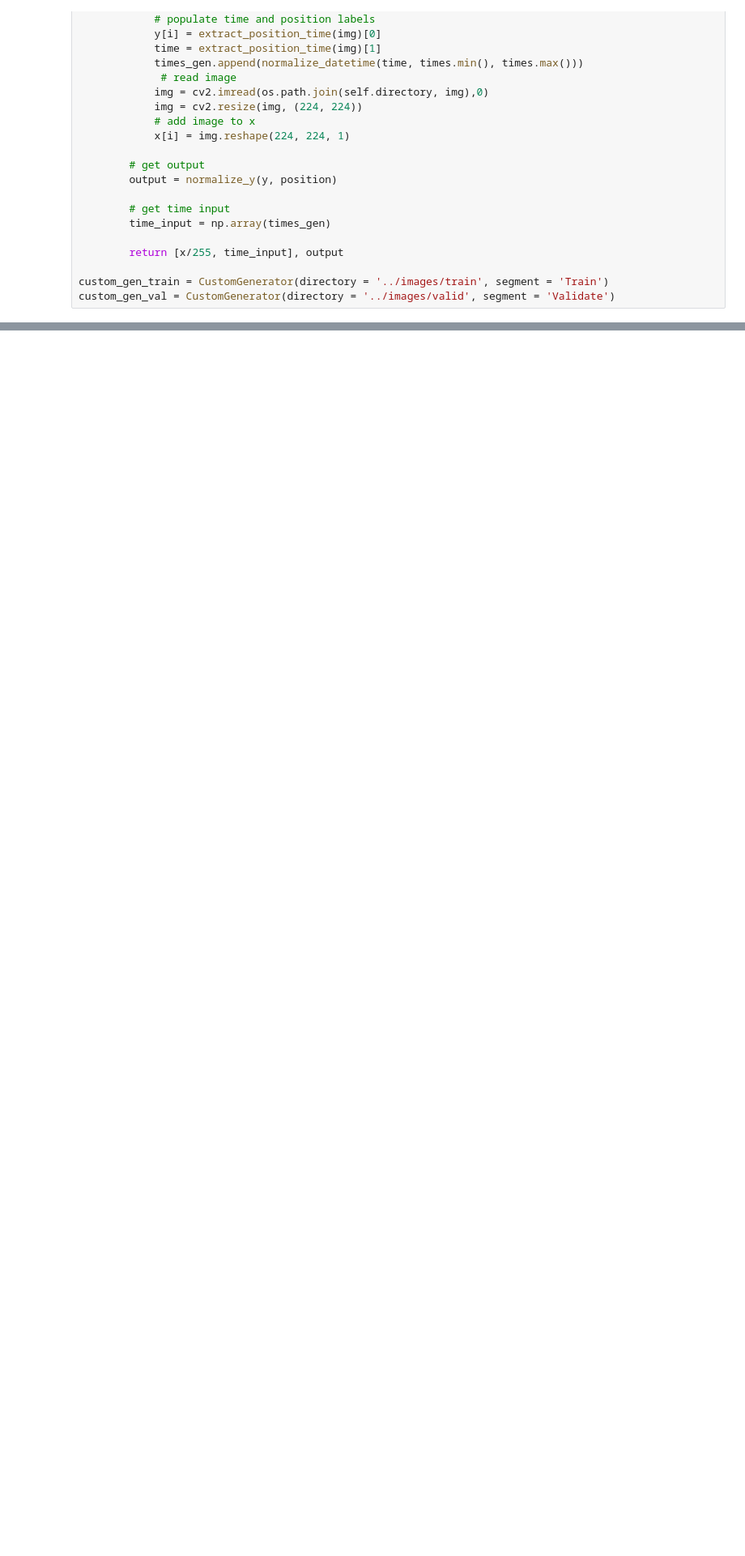
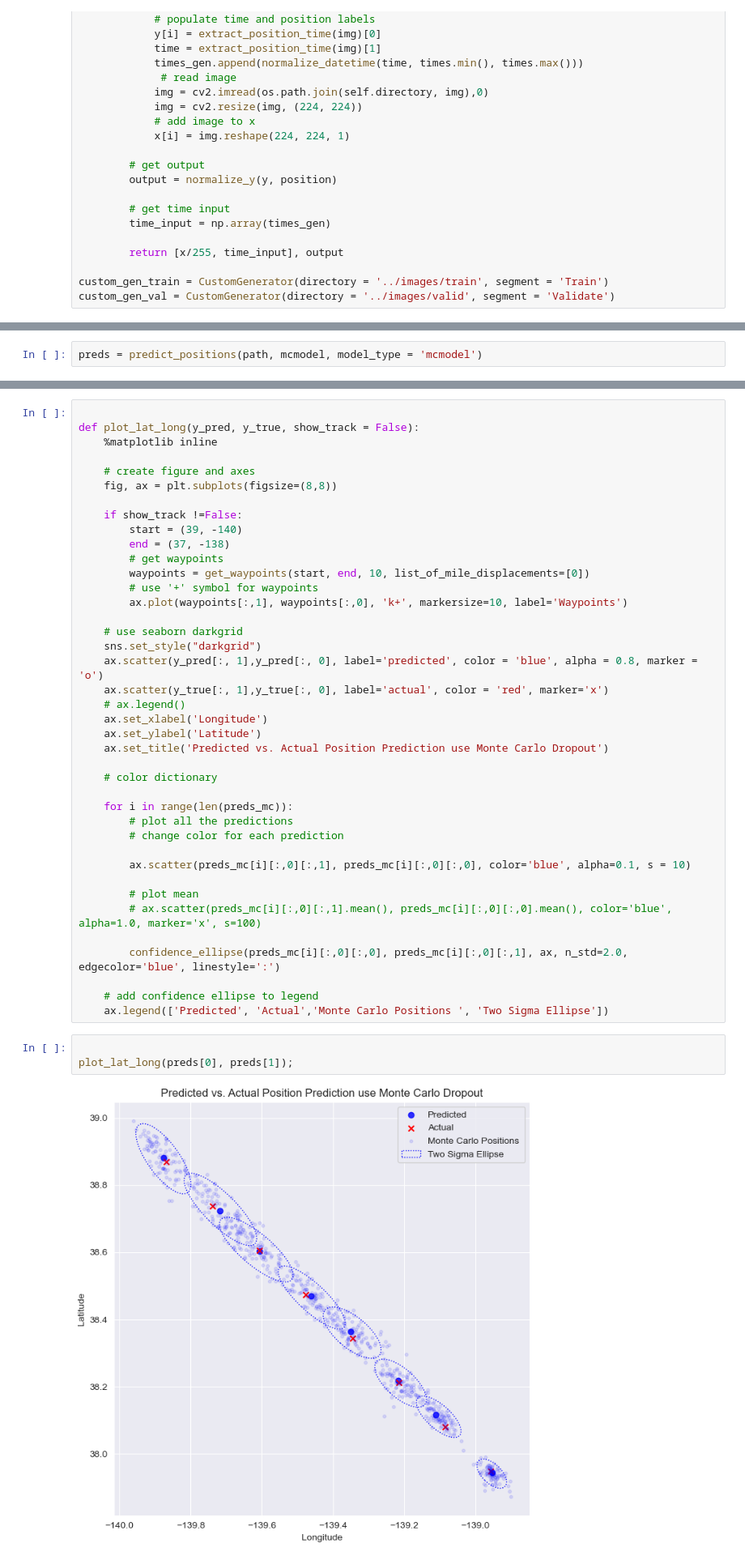
Before and after one commit to AlexSpradling/Deep-Learning-Celestial-Navigation, a Jupyter notebook: code/modeling_notebook.ipynb, the cells around one changed output, grey strips where cells are left out. Shown at 81% size. Cells and saved outputs as stored; diff of their text form; blank space fills up the shorter version.

Commit message:
Added modeling_notebook modified utilities
- MC Dropout Covariance plots Added
- Covariance ellipse method moved to utilites.py

```diff
--- a/code/modeling_notebook.ipynb
+++ b/code/modeling_notebook.ipynb
@@ -180,0 +338,2 @@ KeyboardInterrupt:
+# %%
+preds = predict_positions(path, mcmodel, model_type = 'mcmodel')
@@ -180,0 +399,45 @@ KeyboardInterrupt:
+# %%
+
+def plot_lat_long(y_pred, y_true, show_track = False):
+    %matplotlib inline
+
+    # create figure and axes
+    fig, ax = plt.subplots(figsize=(8,8))
+
+    if show_track !=False:
+        start = (39, -140)
+        end = (37, -138)
+        # get waypoints
+        waypoints = get_waypoints(start, end, 10, list_of_mile_displacements=[0])
+        # use '+' symbol for waypoints
+        ax.plot(waypoints[:,1], waypoints[:,0], 'k+', markersize=10, label='Waypoints')
+
+    # use seaborn darkgrid
+    sns.set_style("darkgrid")
+    ax.scatter(y_pred[:, 1],y_pred[:, 0], label='predicted', color = 'blue', alpha = 0.8, marker = 'o')
+    ax.scatter(y_true[:, 1],y_true[:, 0], label='actual', color = 'red', marker='x')
+    # ax.legend()
+    ax.set_xlabel('Longitude')
+    ax.set_ylabel('Latitude')
+    ax.set_title('Predicted vs. Actual Position Prediction use Monte Carlo Dropout')
+
+    # color dictionary
+
+    for i in range(len(preds_mc)):
+        # plot all the predictions
+        # change color for each prediction
+
+        ax.scatter(preds_mc[i][:,0][:,1], preds_mc[i][:,0][:,0], color='blue', alpha=0.1, s = 10)
+
+        # plot mean
+        # ax.scatter(preds_mc[i][:,0][:,1].mean(), preds_mc[i][:,0][:,0].mean(), color='blue', alpha=1.0, marker='x', s=100)
+
+        confidence_ellipse(preds_mc[i][:,0][:,0], preds_mc[i][:,0][:,1], ax, n_std=2.0, edgecolor='blue', linestyle=':')
+
+    # add confidence ellipse to legend
+    ax.legend(['Predicted', 'Actual','Monte Carlo Positions ', 'Two Sigma Ellipse'])
+# %%
+
+plot_lat_long(preds[0], preds[1]);
+# %% [output]
+[figure, added]
```
Also changed, not shown: parts of 22 cells of this notebook, 1 other file.
